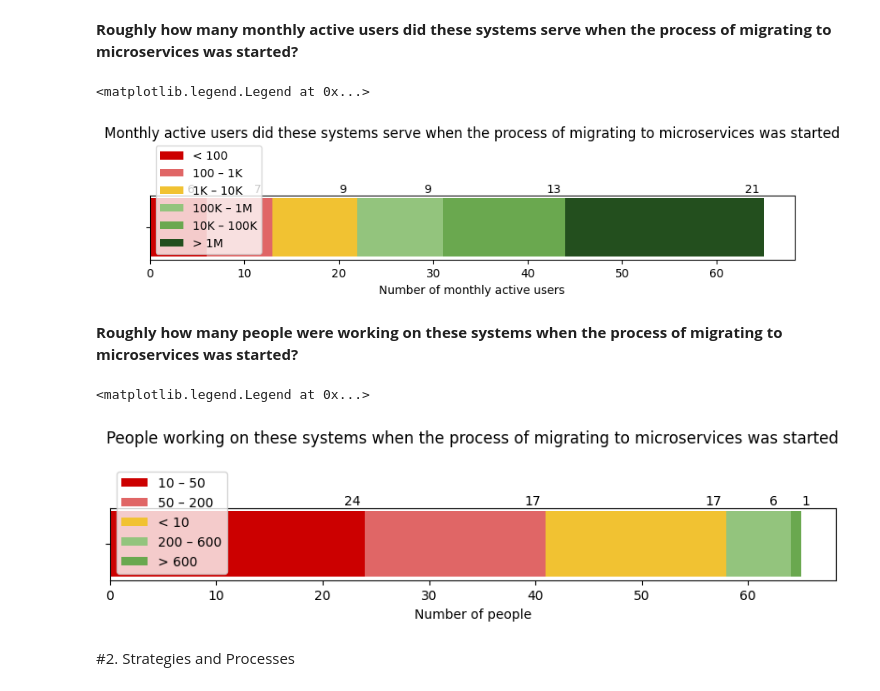
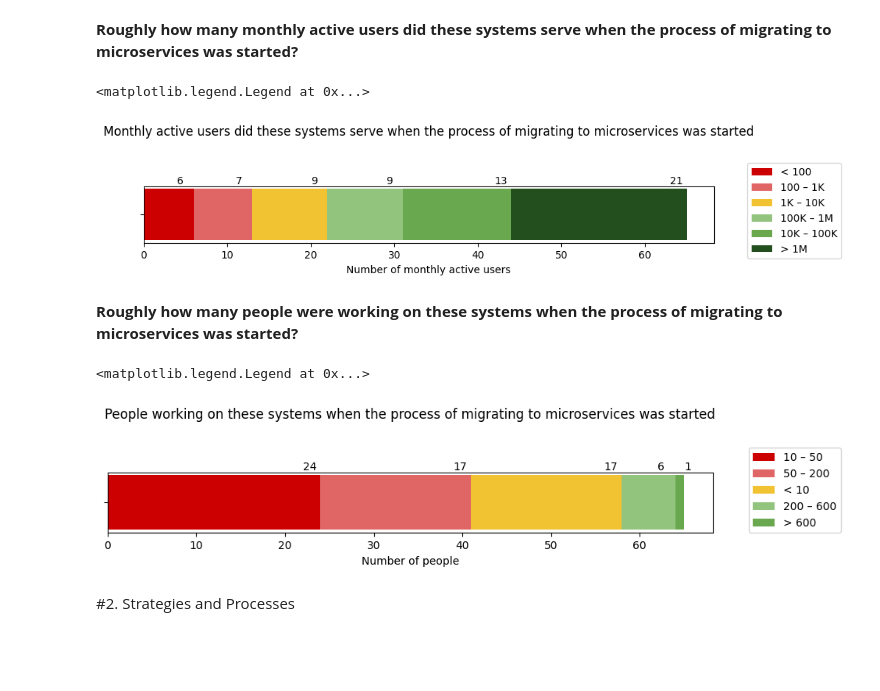
Before and after one commit to RitaPeixoto/Migration-of-Monoliths-to-Microservices-Survey_replication_package, a Jupyter notebook: industry_survey.ipynb, the cells around one changed output. Saved outputs shown, nothing was run; the diff lists cells and outputs as text; code cells hidden in the pictures; blank space fills up the shorter version.

```diff
--- a/industry_survey.ipynb
+++ b/industry_survey.ipynb
@@ -214,35 +214,35 @@ y1 = np.array(list(ans.values())[0])
 y2 = np.array(list(ans.values())[1])
 y3 = np.array(list(ans.values())[2])
 y4 = np.array(list(ans.values())[3])
 y5 = np.array(list(ans.values())[4])
 y6 = np.array(list(ans.values())[5])
 
 mylabels = list(ans.keys())
 plt.figure(figsize=(10,1))
 plt.barh(x, y1, color='#cc0000', height=0.2)
 plt.text(y1-2, 0.12, np.array2string(y1, precision=2, separator=',',
                       suppress_small=True))
 plt.barh(x, y2, left=y1, color='#e06666', height=0.2)
 plt.text(y1+y2-2, 0.12, np.array2string(y2, precision=2, separator=',',
                       suppress_small=True))
 plt.barh(x, y3, left=y1+y2, color='#f1c232', height=0.2)
 plt.text(y1+y2+y3-2, 0.12, np.array2string(y3, precision=2, separator=',',
                       suppress_small=True))
 plt.barh(x, y4, left=y1+y2+y3, color='#93c47d', height=0.2)
 plt.text(y1+y2+y3+y4-2, 0.12, np.array2string(y4, precision=2, separator=',',
                       suppress_small=True))
 plt.barh(x, y5, left=y1+y2+y3+y4, color='#6aa84f', height=0.2)
 plt.text(y1+y2+y3+y4+y5-2, 0.12, np.array2string(y5, precision=2, separator=',',
                       suppress_small=True))
 plt.barh(x, y6, left=y1+y2+y3+y4+y5, color='#234f1e', height=0.2)
 plt.text(y1+y2+y3+y4+y5+y6-2, 0.12, np.array2string(y6, precision=2, separator=',',
                       suppress_small=True))
 plt.xlabel('Number of monthly active users')
 plt.title('Monthly active users did these systems serve when the process of migrating to microservices was started', pad=50)
-plt.legend(labels=mylabels, loc='lower left')
+plt.legend(labels=mylabels, bbox_to_anchor=(1.05, 1.5), loc='upper left')
 # %% [output]
 <matplotlib.legend.Legend at 0x...>
-[figure, old version]
+[figure, new version]
 # %% [markdown]
 **Roughly how many people were working on these systems when the process of migrating to microservices was started?**
 # %%
@@ -276,10 +276,10 @@ plt.text(y1+y2+y3+y4+y5, 0.12, np.array2string(y5, precision=2, separator=',',
                       suppress_small=True))
 plt.xlabel('Number of people')
 plt.title('People working on these systems when the process of migrating to microservices was started', pad=50)
-plt.legend(labels=mylabels, loc='lower left')
+plt.legend(labels=mylabels,  bbox_to_anchor=(1.05, 1.5), loc='upper left')
 # %% [output]
 <matplotlib.legend.Legend at 0x...>
-[figure, old version]
+[figure, new version]
 # %% [markdown]
 #2. Strategies and Processes
 # %% [markdown]
```
Also changed, not shown: parts of 5 cells of this notebook, 2 other files.
